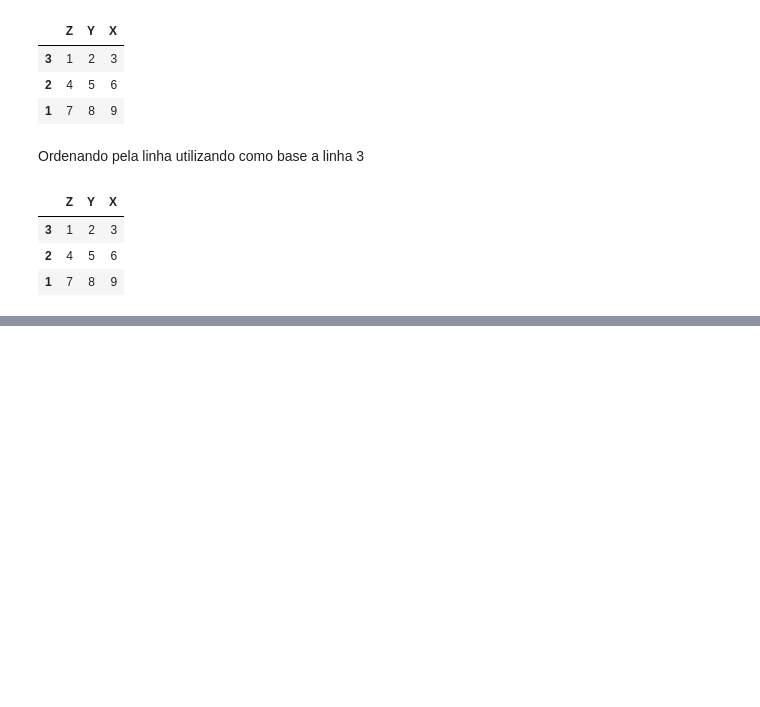
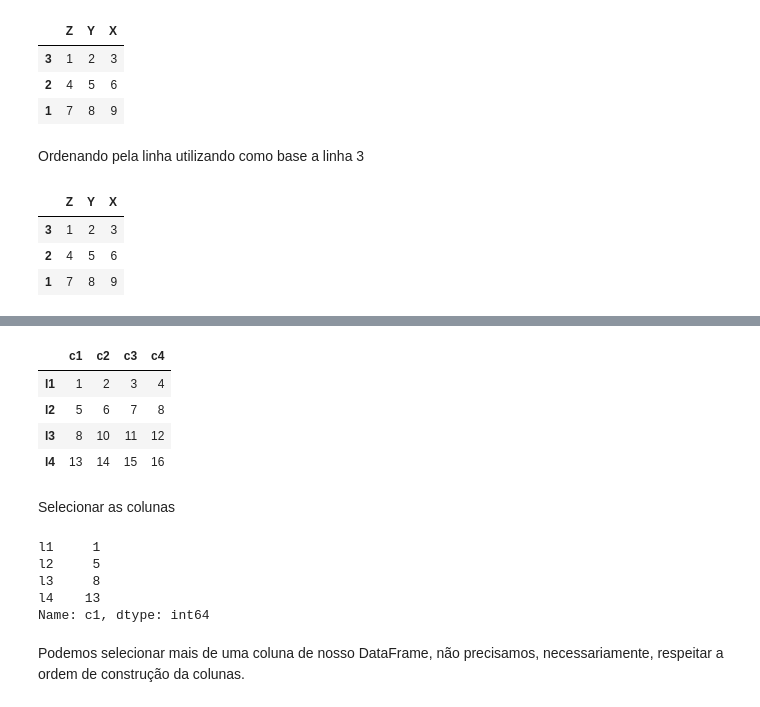
Before and after one commit to 1-aquila-1/data-science, a Jupyter notebook: 01-analise-dados/02-tratando-analisando-dados.ipynb, the cells around one changed output, grey strips where cells are left out. Saved outputs shown, nothing was run; the diff lists cells and outputs as text; code cells hidden in the pictures; blank space fills up the shorter version.

```diff
--- a/01-analise-dados/02-tratando-analisando-dados.ipynb
+++ b/01-analise-dados/02-tratando-analisando-dados.ipynb
@@ -711,0 +776,26 @@ df
+# %%
+data = [(1, 2, 3, 4),
+        (5, 6, 7, 8),
+        (8, 10, 11, 12),
+        (13, 14, 15, 16)]
+df = pd.DataFrame(data, 'l1 l2 l3 l4'.split(), 'c1 c2 c3 c4'.split())
+# %%
+df
+# %% [output]
+|  | c1 | c2 | c3 | c4 |
+| l1 | 1 | 2 | 3 | 4 |
+| l2 | 5 | 6 | 7 | 8 |
+| l3 | 8 | 10 | 11 | 12 |
+| l4 | 13 | 14 | 15 | 16 |
+# %% [markdown]
+Selecionar as colunas
+# %%
+df['c1']
+# %% [output]
+l1     1
+l2     5
+l3     8
+l4    13
+Name: c1, dtype: int64
+# %% [markdown]
+Podemos selecionar mais de uma coluna de nosso DataFrame, não precisamos, necessariamente, respeitar a ordem de construção da colunas.
```
Also changed, not shown: parts of 43 cells of this notebook.
